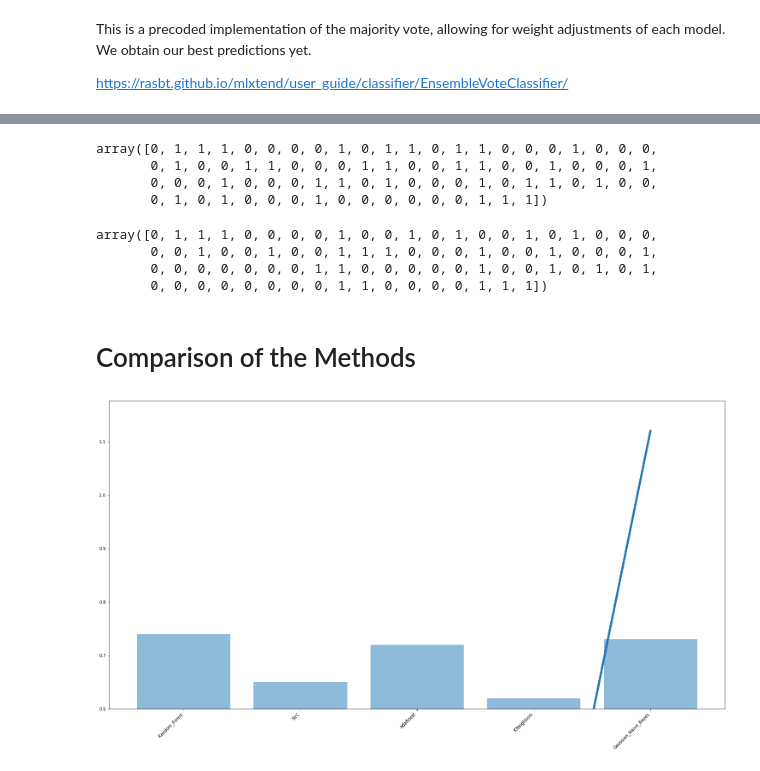
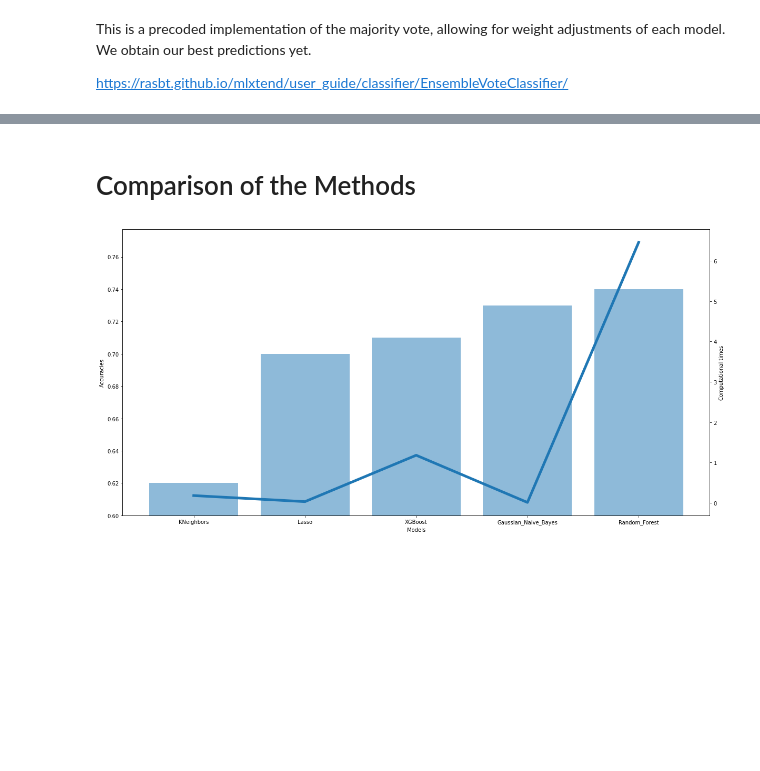
Before and after one commit to NaomiChmielewski/medicalProject, a Jupyter notebook: projet_medical_extended_Alex.ipynb, the cells around one changed output, grey strips where cells are left out. Saved outputs shown, nothing was run; the diff lists cells and outputs as text; code cells hidden in the pictures; blank space fills up the shorter version.

```diff
--- a/projet_medical_extended_Alex.ipynb
+++ b/projet_medical_extended_Alex.ipynb
@@ -1220,7 +1204,7 @@ Text(0.5, 1.0, 'Test accuracy with ElasticNet Feature Selection')
 [figure]
 # %%
 print('Maximal test accuracy with Elastic Net:', np.max(acc_test), 'achieved at alpha =', alpha_list[np.argmax(acc_test)])
-comparison_dict['Elasticnet']=[round(np.max(acc_test),2), round(tok-tik,2)]
+comparison_dict['Elasticnet']=[round(np.max(acc_test),2), times[np.argmax(acc_test)]]
 # %% [output]
 Maximal test accuracy with Elastic Net: 0.732 achieved at alpha = 0.008
 # %%
@@ -1248,7 +1232,7 @@ max_depth_list = [2, 3, 4, 5, 10, 15, 20, 50, 100, 200]
 lr_list = [0.1, 0.2, 0.3, 0.4, 0.5, 0.6, 0.7]
 
 model_list = []
-
+tik=time.time()
 for fold, (train_ids, test_ids) in enumerate(kfold.split(cirrhosis_X_train, cirrhosis_y_train)):
     X_train, X_test = cirrhosis_X_train[train_ids], cirrhosis_X_train[test_ids]
     Y_train, Y_test = cirrhosis_y_train[train_ids], cirrhosis_y_train[test_ids]
@@ -1267,6 +1251,21 @@ final_acc_train = round(np.mean(acc_train),2)
 
 print('Average train accuracy over 5 folds:', final_acc_train)
 print('Average test accuracy over 5 folds:', final_acc_test)
+
+majority_vote = []
+for i in range(len(cirrhosis_y_test)):
+    proportions = 0
+    for model in model_list:
+        proportions += model.predict(cirrhosis_X_test)[i]
+    proportions/=5
+    majority_vote.append(int(proportions>=3/5))
+majority_vote = np.asarray(majority_vote)
+test_acc=round(sum(majority_vote==cirrhosis_y_test)/len(cirrhosis_y_test),2)
+tok=time.time()
+
+
+comparison_dict['MajorityVoteXGB'] = [test_acc, round(tok-tik,2)]
+print('Accuracy on seperate test set of majority vote:', comparison_dict['MajorityVoteXGB'][0])
 # %% [output]
 [18:32:38] WARNING: ../src/learner.cc:1115: Starting in XGBoost 1.3.0, the default evaluation metric used with the objective 'binary:logistic' was changed from 'error' to 'logloss'. Explicitly set eva ...
 Train accuracy: 0.91
@@ -1297,3 +1286,0 @@ majority_vote = np.asarray(majority_vote)
-# %%
-comparison_dict['MajorityVoteXGB'] = [round(sum(majority_vote==cirrhosis_y_test)/len(cirrhosis_y_test),2), 'None']
-print('Accuracy on seperate test set of majority vote:', comparison_dict['MajorityVoteXGB'][0])
@@ -1322,11 +1293,13 @@ https://rasbt.github.io/mlxtend/user_guide/classifier/EnsembleVoteClassifier/
 # %%
 from mlxtend.classifier import EnsembleVoteClassifier
 
+tik=time.time()
 eclf = EnsembleVoteClassifier(clfs=model_list, weights=[1,1,2,1,0.5])
 eclf.fit(cirrhosis_X_train, cirrhosis_y_train)
 eclf.predict(cirrhosis_X_test)
 eclf.score(cirrhosis_X_test, cirrhosis_y_test)
-comparison_dict['ECLF_XGBoost'] = [round(eclf.score(cirrhosis_X_test, cirrhosis_y_test),2), 'None']
+tok=time.time()
+comparison_dict['ECLF_XGBoost'] = [round(eclf.score(cirrhosis_X_test, cirrhosis_y_test),2), round(tok-tik,2)]
 print('Accuracy on seperate test set of majority vote:', comparison_dict['ECLF_XGBoost'][0])
 # %% [output]
 [18:33:49] WARNING: ../src/learner.cc:1115: Starting in XGBoost 1.3.0, the default evaluation metric used with the objective 'binary:logistic' was changed from 'error' to 'logloss'. Explicitly set eva ...
@@ -1335,35 +1308,24 @@ print('Accuracy on seperate test set of majority vote:', comparison_dict['ECLF_X
 [18:33:49] WARNING: ../src/learner.cc:1115: Starting in XGBoost 1.3.0, the default evaluation metric used with the objective 'binary:logistic' was changed from 'error' to 'logloss'. Explicitly set eva ...
 [18:33:49] WARNING: ../src/learner.cc:1115: Starting in XGBoost 1.3.0, the default evaluation metric used with the objective 'binary:logistic' was changed from 'error' to 'logloss'. Explicitly set eva ...
 Accuracy on seperate test set of majority vote: 0.8
-# %%
-cirrhosis_y_test
-# %% [output]
-array([0, 1, 1, 1, 0, 0, 0, 0, 1, 0, 1, 1, 0, 1, 1, 0, 0, 0, 1, 0, 0, 0,
-       0, 1, 0, 0, 1, 1, 0, 0, 0, 1, 1, 0, 0, 1, 1, 0, 0, 1, 0, 0, 0, 1,
-       0, 0, 0, 1, 0, 0, 0, 1, 1, 0, 1, 0, 0, 0, 1, 0, 1, 1, 0, 1, 0, 0,
-       0, 1, 0, 1, 0, 0, 0, 1, 0, 0, 0, 0, 0, 0, 1, 1, 1])
-# %%
-eclf.predict(cirrhosis_X_test)
-# %% [output]
-array([0, 1, 1, 1, 0, 0, 0, 0, 1, 0, 0, 1, 0, 1, 0, 0, 1, 0, 1, 0, 0, 0,
-       0, 0, 1, 0, 0, 1, 0, 0, 1, 1, 1, 0, 0, 0, 1, 0, 0, 1, 0, 0, 0, 1,
-       0, 0, 0, 0, 0, 0, 0, 1, 1, 0, 0, 0, 0, 0, 1, 0, 0, 1, 0, 1, 0, 1,
-       0, 0, 0, 0, 0, 0, 0, 0, 1, 1, 0, 0, 0, 0, 1, 1, 1])
 # %% [markdown]
 # Comparison of the Methods
 # %%
 ##Add second y-axis
 
-fig = plt.figure(figsize=(20, 10))
-ax = fig.add_axes([0,0,1,1])
+fig, ax1 = plt.subplots(figsize=(20, 10))
+ax2=ax1.twinx()
+
 dict_sort=dict(sorted(comparison_dict.items(), key=lambda item: item[1][0]))
-methods = list(comparison_dict.keys())
-accuracies = [item[0] for item in comparison_dict.values()]
+methods = list(dict_sort.keys())
+accuracies = [item[0] for item in dict_sort.values()]
 times = [item[1] for item in dict_sort.values()]
-ax.bar(methods, accuracies,alpha=.5)
-ax.plot(methods, times,lw=5)
-plt.ylim(0.6)
-plt.xticks(rotation=45, ha="right")
+ax1.bar(methods, accuracies,alpha=.5)
+ax2.plot(methods, times,lw=5)
+ax1.set_xlabel("Models")
+ax1.set_ylabel("Accuracies")
+ax1.set_ylim(0.6)
+ax2.set_ylabel("Computational times")
 plt.show()
 # %% [output]
-[figure, old version]
+[figure, new version]
```
Also changed, not shown: parts of 28 cells of this notebook.
